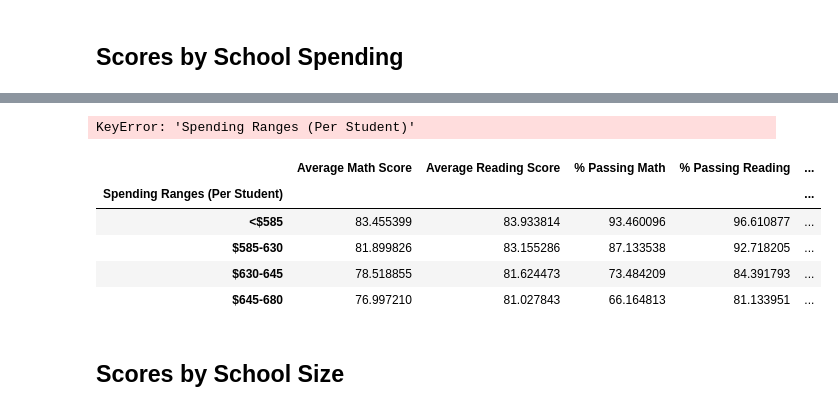
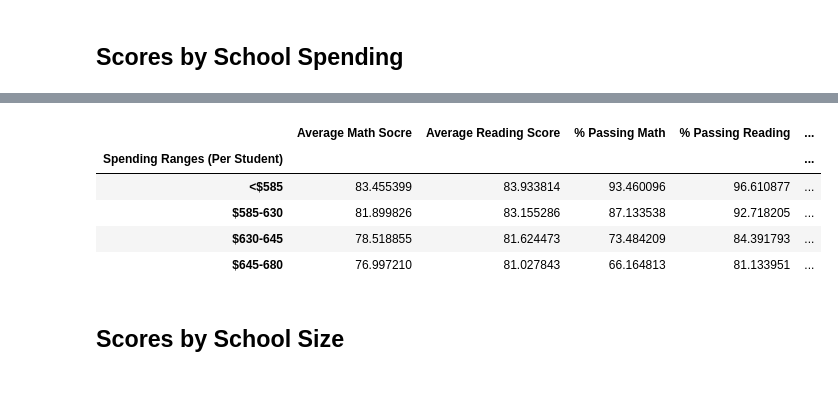
Before and after one commit to JeffPinegar/pandas-challenge, a Jupyter notebook: JSP PyCitySchools.ipynb, the cells around one changed output, grey strips where cells are left out. Cells and saved outputs as stored; diff of their text form; code cells hidden in the pictures.

Commit message:
Complete up to Scores by School Size

```diff
--- a/JSP PyCitySchools.ipynb
+++ b/JSP PyCitySchools.ipynb
@@ -282,19 +283,21 @@ per_school_summary = pd.DataFrame({
             '% Overall Passing': per_overall_passing_rate})
 
 # Formatting
-per_school_summary["Total School Budget"] = per_school_summary["Total School Budget"].map("${:,.2f}".format)
-per_school_summary["Per Student Budget"] = per_school_summary["Per Student Budget"].map("${:,.2f}".format)
+per_school_summary_fmt = per_school_summary.copy()
 
-per_school_summary["Total Students"] = per_school_summary["Total Students"].map("{:,}".format)
-per_school_summary["Average Math Score"] = per_school_summary["Average Math Score"].map("{:,.2f}".format)
-per_school_summary["Average Reading Score"] = per_school_summary["Average Reading Score"].map("{:,.2f}".format)
-per_school_summary["% Passing Math"] = per_school_summary["% Passing Math"].map("${:,.2f}%".format)
-per_school_summary["% Passing Reading"] = per_school_summary["% Passing Reading"].map("{:,.2f}%".format)
-per_school_summary["% Overall Passing"] = per_school_summary["% Overall Passing"].map("{:,.2f}%".format)
+per_school_summary_fmt["Total School Budget"] = per_school_summary_fmt["Total School Budget"].map("${:,.2f}".format)
+per_school_summary_fmt["Per Student Budget"] = per_school_summary_fmt["Per Student Budget"].map("${:,.2f}".format)
+
+per_school_summary_fmt["Total Students"] = per_school_summary_fmt["Total Students"].map("{:,}".format)
+per_school_summary_fmt["Average Math Score"] = per_school_summary_fmt["Average Math Score"].map("{:,.2f}".format)
+per_school_summary_fmt["Average Reading Score"] = per_school_summary_fmt["Average Reading Score"].map("{:,.2f}".format)
+per_school_summary_fmt["% Passing Math"] = per_school_summary_fmt["% Passing Math"].map("${:,.2f}%".format)
+per_school_summary_fmt["% Passing Reading"] = per_school_summary_fmt["% Passing Reading"].map("{:,.2f}%".format)
+per_school_summary_fmt["% Overall Passing"] = per_school_summary_fmt["% Overall Passing"].map("{:,.2f}%".format)
 
 
 # Display the DataFrame
-per_school_summary
+per_school_summary_fmt
 # %% [output]
 |  | School Type | Total Students | Total School Budget | Per Student Budget | Average Math Score | ... |
 | school_name |  |  |  |  |  | ... |
@@ -454,3 +492,4 @@ school_spending_df = per_school_summary.copy()
 # %%
 # Use `pd.cut` to categorize spending based on the bins.
-school_spending_df["Spending Ranges (Per Student)"] =
+#df["Test Score Summary"] = pd.cut(df["Test Score"], bins, labels=group_names, include_lowest=True)
+school_spending_df["Spending Ranges (Per Student)"] = pd.cut(school_spending_df['Per Student Budget'],spending_bins, labels=labels)
@@ -478,16 +500,19 @@ spending_reading_scores = school_spending_df.groupby(["Spending Ranges (Per Stud
 spending_passing_math = school_spending_df.groupby(["Spending Ranges (Per Student)"]).mean()["% Passing Math"]
 spending_passing_reading = school_spending_df.groupby(["Spending Ranges (Per Student)"]).mean()["% Passing Reading"]
 overall_passing_spending = school_spending_df.groupby(["Spending Ranges (Per Student)"]).mean()["% Overall Passing"]
-# %% [output]
-KeyError: 'Spending Ranges (Per Student)'
 # %%
 # Assemble into DataFrame
-spending_summary =
+spending_summary = pd.DataFrame({
+            'Average Math Socre':spending_math_scores,
+            'Average Reading Score':spending_reading_scores,
+            '% Passing Math': spending_passing_math,
+            '% Passing Reading':spending_passing_reading,
+            '% Overall Passing':overall_passing_spending })
 
 # Display results
 spending_summary
 # %% [output]
-|  | Average Math Score | Average Reading Score | % Passing Math | % Passing Reading | ... |
+|  | Average Math Socre | Average Reading Score | % Passing Math | % Passing Reading | ... |
 | Spending Ranges (Per Student) |  |  |  |  | ... |
 | <$585 | 83.455399 | 83.933814 | 93.460096 | 96.610877 | ... |
 | $585-630 | 81.899826 | 83.155286 | 87.133538 | 92.718205 | ... |
```
Also changed, not shown: parts of 6 cells of this notebook.
